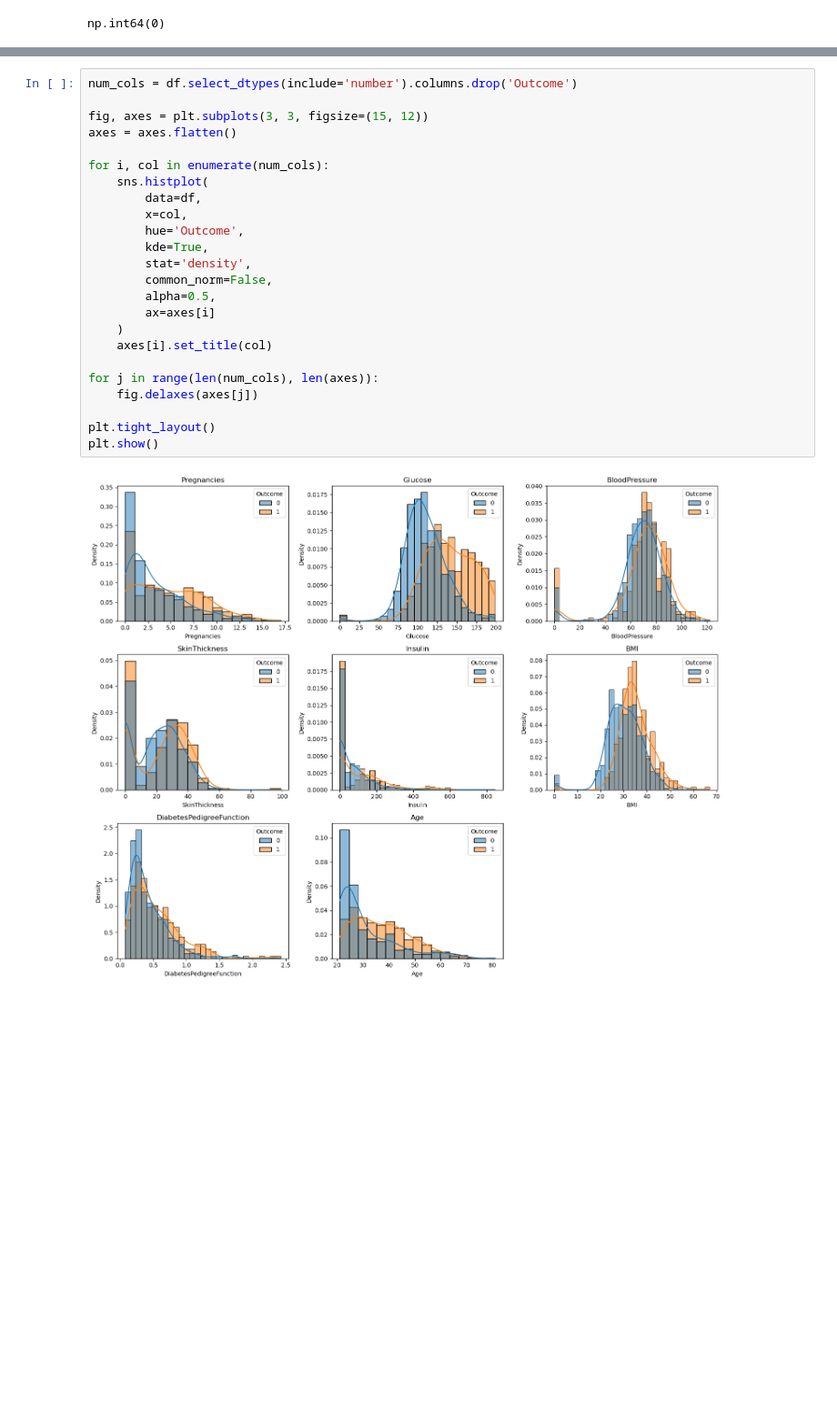
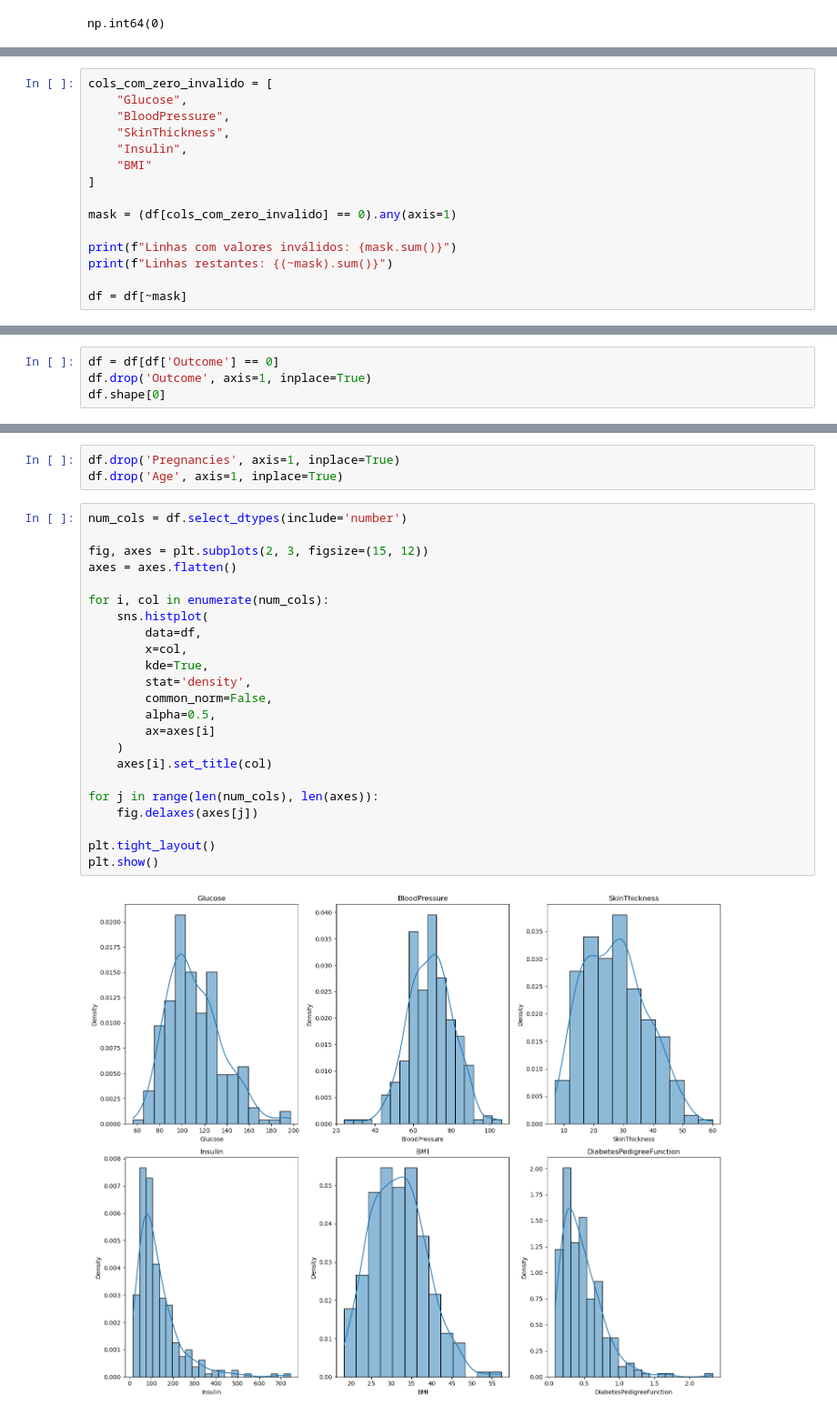
Before and after one commit to ArthurCordeiro-exe/inference-statistic, a Jupyter notebook: análise exploratória.ipynb, the cells around one changed output, grey strips where cells are left out. Shown at 91% size. Saved outputs shown, nothing was run; the diff lists cells and outputs as text; blank space fills up the shorter version.

```diff
--- a/análise exploratória.ipynb
+++ b/análise exploratória.ipynb
@@ -51,0 +108,15 @@ np.int64(0)
+# %%
+cols_com_zero_invalido = [
+    "Glucose",
+    "BloodPressure",
+    "SkinThickness",
+    "Insulin",
+    "BMI"
+]
+
+mask = (df[cols_com_zero_invalido] == 0).any(axis=1)
+
+print(f"Linhas com valores inválidos: {mask.sum()}")
+print(f"Linhas restantes: {(~mask).sum()}")
+
+df = df[~mask]
@@ -78,0 +143,4 @@ df.corr()
+# %%
+df = df[df['Outcome'] == 0]
+df.drop('Outcome', axis=1, inplace=True)
+df.shape[0]
@@ -79,26 +163,28 @@ df.corr()
+# %%
+df.drop('Pregnancies', axis=1, inplace=True)
+df.drop('Age', axis=1, inplace=True)
 # %%
-num_cols = df.select_dtypes(include='number').columns.drop('Outcome')
+num_cols = df.select_dtypes(include='number')
 
-fig, axes = plt.subplots(3, 3, figsize=(15, 12))
+fig, axes = plt.subplots(2, 3, figsize=(15, 12))
 axes = axes.flatten()
 
 for i, col in enumerate(num_cols):
     sns.histplot(
         data=df,
         x=col,
-        hue='Outcome',
         kde=True,
         stat='density',
         common_norm=False,
         alpha=0.5,
         ax=axes[i]
     )
     axes[i].set_title(col)
 
 for j in range(len(num_cols), len(axes)):
     fig.delaxes(axes[j])
 
 plt.tight_layout()
 plt.show()
 # %% [output]
-[figure, old version]
+[figure, new version]
```
Also changed, not shown: parts of 26 cells of this notebook.
